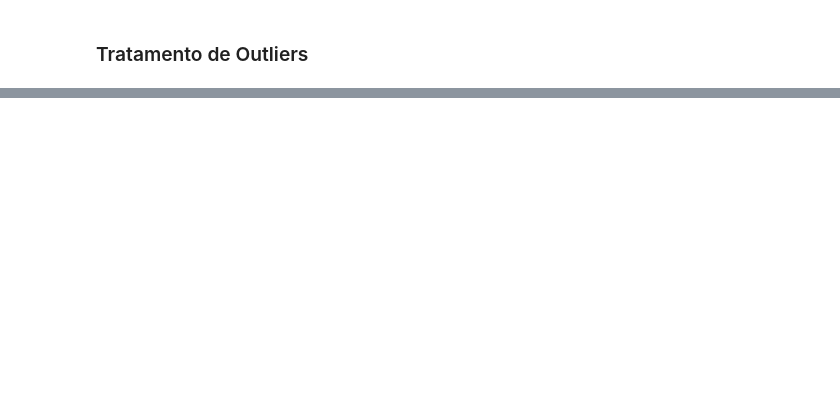
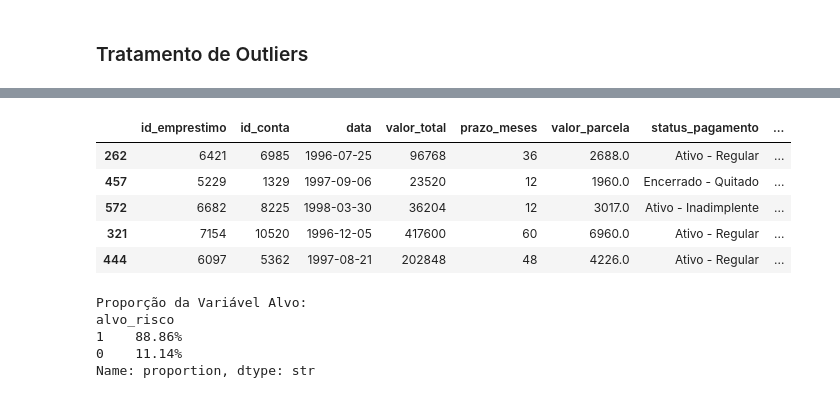
Before and after one commit to christianwislockioli-rgb/Analise_de_Risco_e_Melhoria_de_Fluxo_Operacional_de_Credito, a Jupyter notebook: 02_dados/src/Projeto.ipynb, the cells around one changed output, grey strips where cells are left out. Drawn from its saved outputs; the diff is of its cells as text; code cells hidden in the pictures; blank space fills up the shorter version.

```diff
--- a/02_dados/src/Projeto.ipynb
+++ b/02_dados/src/Projeto.ipynb
@@ -563,23 +546,0 @@ cliente_conta_df.sample(10)
-# %%
-# tabela emprestimo_df
-
-emprestimo_df = emprestimo_df.rename(columns={
-    'loan_id': 'id_emprestimo',
-    'account_id': 'id_conta',
-    'date': 'data',
-    'amount': 'valor_total',
-    'duration': 'prazo_meses',
-    'payments': 'valor_parcela',
-    'status': 'status_pagamento'
-})
-
-ajustar = {
-    'A': 'quitado_regular',
-    'B': 'inadimplente',
-    'C': 'em andamento_regular',
-    'D': 'em andamento_crédito_defectivo'
-}
-
-
-emprestimo_df['status_pagamento'] = emprestimo_df['status_pagamento'].replace(ajustar)
-emprestimo_df.sample(10)
@@ -872,0 +828,10 @@ comparar_variavel(df_varejo, var_quantitativa = 'saldo_apos_transacao', var_cate
+# %%
+# 1. Separamos em uma lista quais são as strings exatas que definem um Bom Pagador
+status_bons = ['Encerrado - Quitado', 'Ativo - Regular']
+
+# 2. Criamos a coluna alvo_risco.
+# A lógica é: O status atual está na lista de bons? Se sim, coloque 1. Se não, coloque 0.
+emprestimo_df['alvo_risco'] = np.where(emprestimo_df['status_pagamento'].isin(status_bons), 1, 0)
+
+# 3. Vamos visualizar algumas linhas para garantir que a regra foi aplicada corretamente
+display(emprestimo_df[['status_pagamento', 'alvo_risco']].sample(10))
@@ -872,0 +850,22 @@ comparar_variavel(df_varejo, var_quantitativa = 'saldo_apos_transacao', var_cate
+# %%
+
+emprestimo_df.sample(5)
+# %% [output]
+|  | id_emprestimo | id_conta | data | valor_total | prazo_meses | valor_parcela | status_pagamento | ... |
+| 262 | 6421 | 6985 | 1996-07-25 | 96768 | 36 | 2688.0 | Ativo - Regular | ... |
+| 457 | 5229 | 1329 | 1997-09-06 | 23520 | 12 | 1960.0 | Encerrado - Quitado | ... |
+| 572 | 6682 | 8225 | 1998-03-30 | 36204 | 12 | 3017.0 | Ativo - Inadimplente | ... |
+| 321 | 7154 | 10520 | 1996-12-05 | 417600 | 60 | 6960.0 | Ativo - Regular | ... |
+| 444 | 6097 | 5362 | 1997-08-21 | 202848 | 48 | 4226.0 | Ativo - Regular | ... |
+# %%
+# Verificando a porcentagem de Bons (1) e Maus (0) pagadores
+proporcao = emprestimo_df['alvo_risco'].value_counts(normalize=True) * 100
+
+print("Proporção da Variável Alvo:")
+print(proporcao.round(2).astype(str) + '%')
+# %% [output]
+Proporção da Variável Alvo:
+alvo_risco
+1    88.86%
+0    11.14%
+Name: proportion, dtype: str
```
Also changed, not shown: parts of 39 cells of this notebook.
